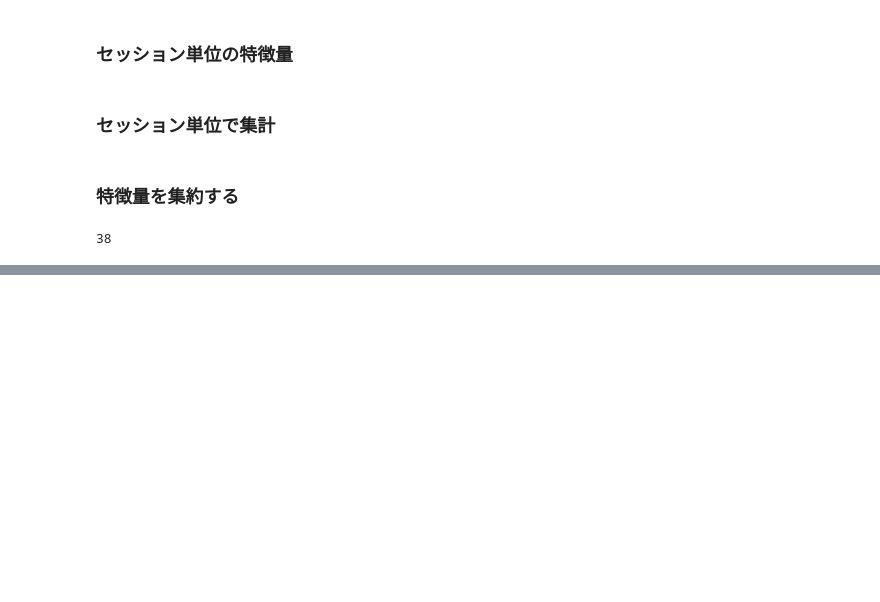
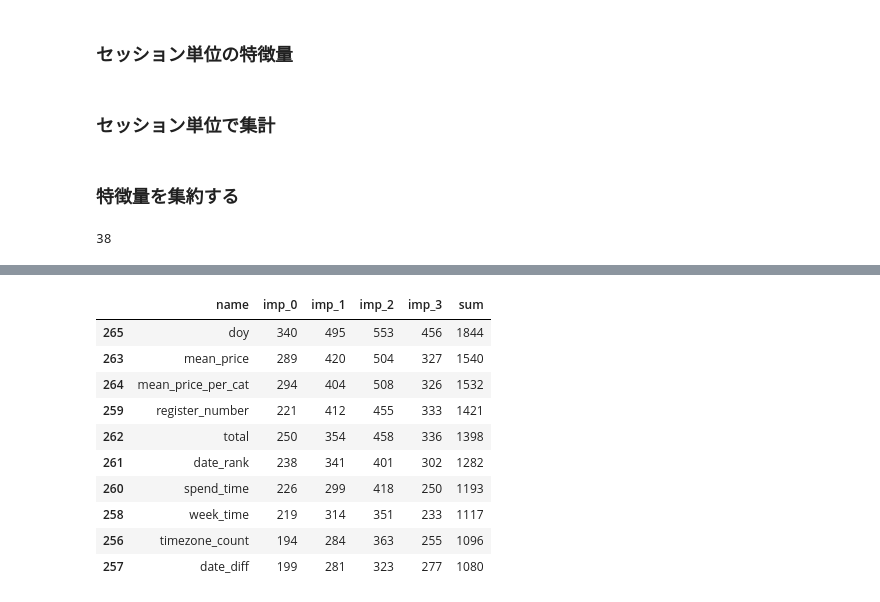
Before and after one commit to yumehara/atmacup9, a Jupyter notebook: notebooks/trial.ipynb, the cells around one changed output, grey strips where cells are left out. Drawn from its saved outputs; the diff is of its cells as text; code cells hidden in the pictures; blank space fills up the shorter version.

```diff
--- a/notebooks/trial.ipynb
+++ b/notebooks/trial.ipynb
@@ -824,3 +830,36 @@ submission.drop(columns='session_id').to_csv('../outputs/submission.csv', index=
 - Wall time: 39min 18s
 - cv = 0.66859
 - LB = 0.6230
+# %%
+def feat_imp(model):
+    fi = model.feature_importance()
+    fn = model.feature_name()
+    df_feature_importance = pd.DataFrame({'name':fn, 'imp':fi})
+    df_feature_importance.sort_values('imp', inplace=True)
+    return df_feature_importance
+
+def feature_importance(models):
+    fi = pd.DataFrame(columns=['name'])
+    for i, model in enumerate(models):
+        fi_tmp = feat_imp(model)
+        colname = 'imp_{}'.format(i)
+        fi_tmp.rename(columns={'imp': colname}, inplace=True)
+        fi = pd.merge(fi, fi_tmp, on=['name'], how='outer')
+    fi['sum'] = fi.sum(axis=1)
+    return fi.sort_values(['sum'], ascending=False)
+# %%
+models = models_list_list[2]
+# %%
+feature_importance(models[0]).head(10)
+# %% [output]
+|  | name | imp_0 | imp_1 | imp_2 | imp_3 | sum |
+| 265 | doy | 340 | 495 | 553 | 456 | 1844 |
+| 263 | mean_price | 289 | 420 | 504 | 327 | 1540 |
+| 264 | mean_price_per_cat | 294 | 404 | 508 | 326 | 1532 |
+| 259 | register_number | 221 | 412 | 455 | 333 | 1421 |
+| 262 | total | 250 | 354 | 458 | 336 | 1398 |
+| 261 | date_rank | 238 | 341 | 401 | 302 | 1282 |
+| 260 | spend_time | 226 | 299 | 418 | 250 | 1193 |
+| 258 | week_time | 219 | 314 | 351 | 233 | 1117 |
+| 256 | timezone_count | 194 | 284 | 363 | 255 | 1096 |
+| 257 | date_diff | 199 | 281 | 323 | 277 | 1080 |
```
Also changed, not shown: parts of 24 cells of this notebook.
